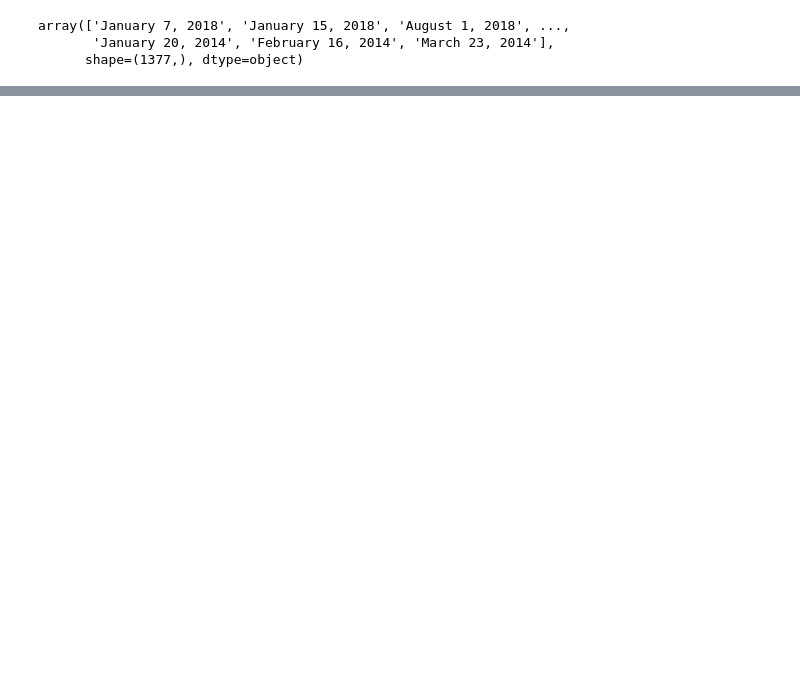
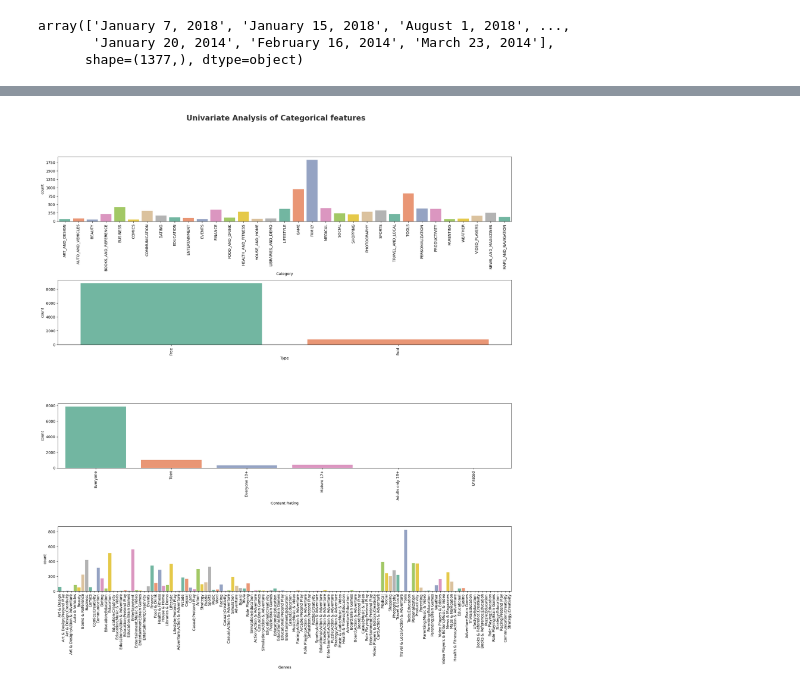
Before and after one commit to SubCoder006/AI-ML-DL-NLP-LLM, a Jupyter notebook: 17. Feature Engineering/Exploratory Data Analysis/Google Playstore/googleplaystoreeda.ipynb, the cells around one changed output, grey strips where cells are left out. Cells and saved outputs as stored; diff of their text form; code cells hidden in the pictures; blank space fills up the shorter version.

```diff
--- a/17. Feature Engineering/Exploratory Data Analysis/Google Playstore/googleplaystoreeda.ipynb
+++ b/17. Feature Engineering/Exploratory Data Analysis/Google Playstore/googleplaystoreeda.ipynb
@@ -410,0 +512,14 @@ df_copy.to_csv('cleaned_googleplaystore.csv',index=False)
+# %%
+## Proportion of count data on categorical columns
+plt.figure(figsize=(18,20))
+plt.suptitle('Univariate Analysis of Categorical features',fontsize=20,fontweight='bold',alpha=0.8,y=1.05)
+category=['Category','Type','Content Rating','Genres']
+for i in range(0,len(category)):
+    plt.subplot(4,1,i+1)
+    sns.countplot(x=df_copy[category[i]],palette="Set2")
+    plt.xlabel(category[i])
+    plt.xticks(rotation=90)
+    plt.tight_layout()
+plt.show()
+# %% [output]
+[figure, added]
```
Also changed, not shown: parts of 24 cells of this notebook.
